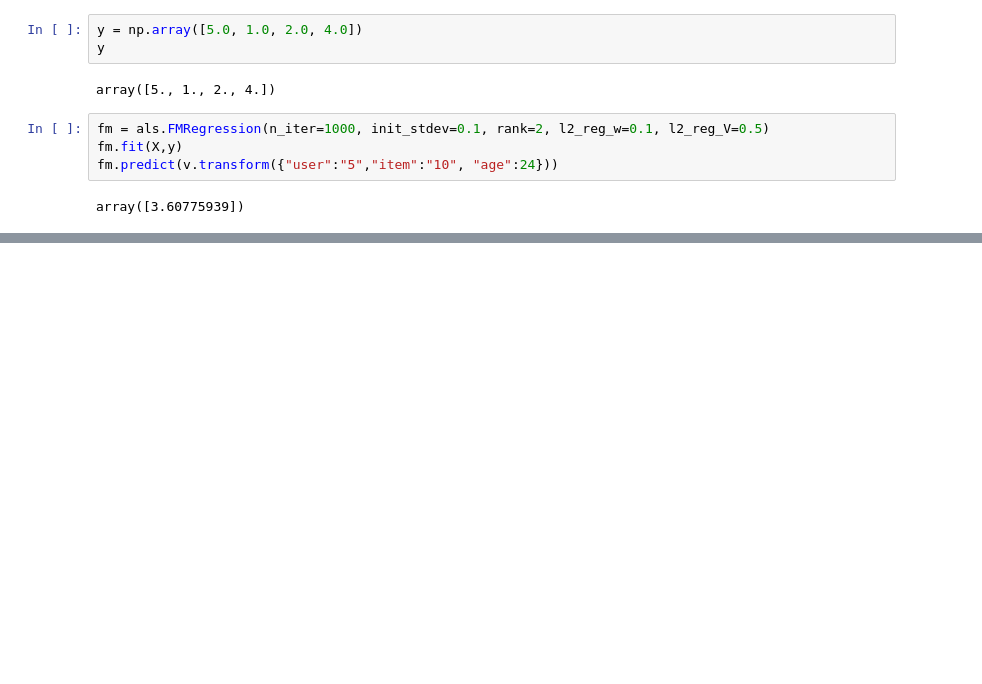
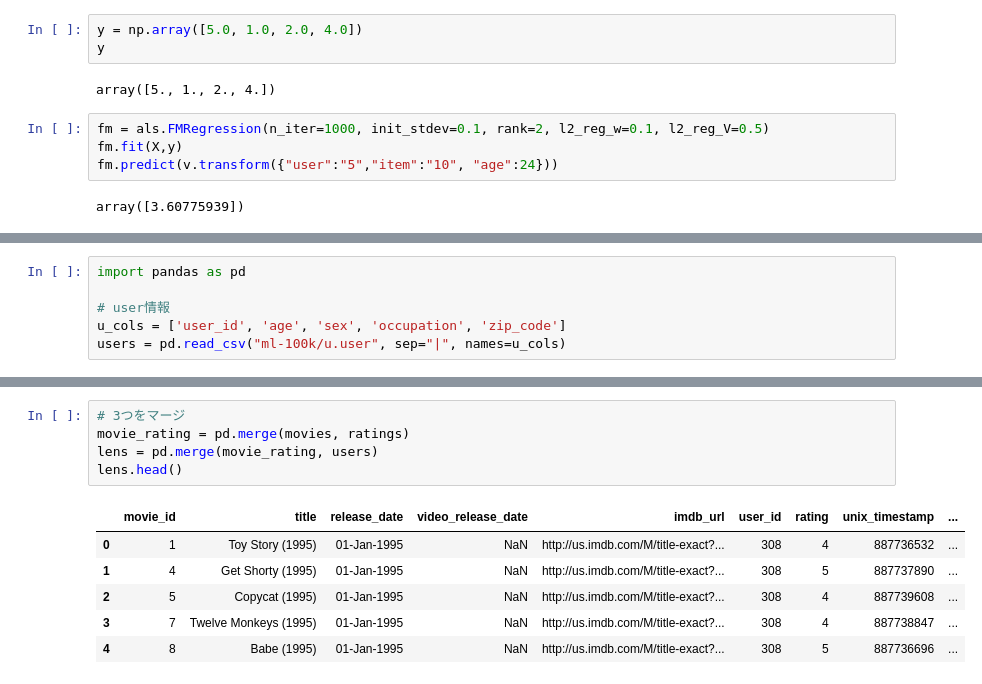
Before and after one commit to takitsuba/play_ml, a Jupyter notebook: recommendation/movie_recommendation.ipynb, the cells around one changed output, grey strips where cells are left out. Cells and saved outputs as stored; diff of their text form; blank space fills up the shorter version.

```diff
--- a/recommendation/movie_recommendation.ipynb
+++ b/recommendation/movie_recommendation.ipynb
@@ -56,0 +59,6 @@ array([3.60775939])
+# %%
+import pandas as pd
+
+# user情報
+u_cols = ['user_id', 'age', 'sex', 'occupation', 'zip_code']
+users = pd.read_csv("ml-100k/u.user", sep="|", names=u_cols)
@@ -56,0 +101,12 @@ array([3.60775939])
+# %%
+# 3つをマージ
+movie_rating = pd.merge(movies, ratings)
+lens = pd.merge(movie_rating, users)
+lens.head()
+# %% [output]
+|  | movie_id | title | release_date | video_release_date | imdb_url | user_id | rating | unix_timestamp | ... |
+| 0 | 1 | Toy Story (1995) | 01-Jan-1995 | NaN | http://us.imdb.com/M/title-exact?... | 308 | 4 | 887736532 | ... |
+| 1 | 4 | Get Shorty (1995) | 01-Jan-1995 | NaN | http://us.imdb.com/M/title-exact?... | 308 | 5 | 887737890 | ... |
+| 2 | 5 | Copycat (1995) | 01-Jan-1995 | NaN | http://us.imdb.com/M/title-exact?... | 308 | 4 | 887739608 | ... |
+| 3 | 7 | Twelve Monkeys (1995) | 01-Jan-1995 | NaN | http://us.imdb.com/M/title-exact?... | 308 | 4 | 887738847 | ... |
+| 4 | 8 | Babe (1995) | 01-Jan-1995 | NaN | http://us.imdb.com/M/title-exact?... | 308 | 5 | 887736696 | ... |
```
Also changed, not shown: parts of 25 cells of this notebook, 1 other file.
